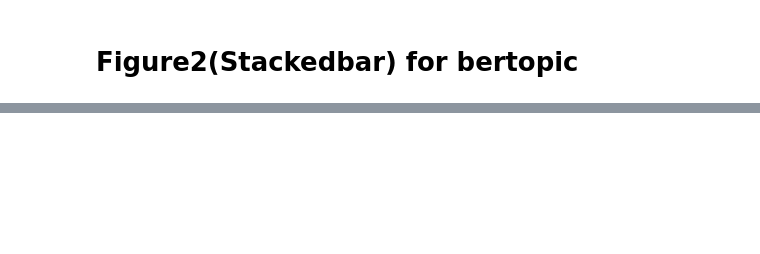
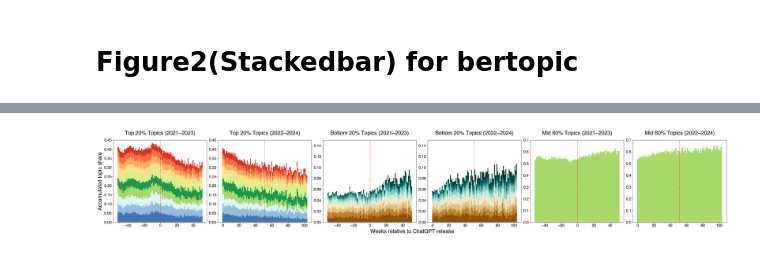
Before and after one commit to myokyunghan/stackoverflow_src_2425, a Jupyter notebook: data_availability/bert_based/C_Result_Fig2_1.ipynb, the cells around one changed output, grey strips where cells are left out. Drawn from its saved outputs; the diff is of its cells as text; code cells hidden in the pictures; blank space fills up the shorter version.

```diff
--- a/data_availability/bert_based/C_Result_Fig2_1.ipynb
+++ b/data_availability/bert_based/C_Result_Fig2_1.ipynb
@@ -372,0 +355,5 @@ plt.show();
+# %%
+df_tot = tot_df.groupby('rel_week').count()['id'].reset_index(name = 'tot_cnt')
+df_topic = tot_df.groupby(['rel_week', 'Topic']).count()['id'].reset_index(name = 'cnt')
+df_topic_r = pd.merge(df_topic, df_tot, on = 'rel_week')
+df_topic_r['proportion'] = df_topic_r['cnt']/df_topic_r['tot_cnt']
@@ -372,0 +376,3 @@ plt.show();
+# %%
+df_entropy = df_topic_r.groupby(['rel_week'])['proportion'].apply(lambda x : calculate_entropy(x)).to_frame(name='entropy').reset_index()
+df_gini = df_topic_r.groupby(['rel_week'])['proportion'].apply(lambda x : calculate_gini(x)).to_frame(name = 'gini').reset_index()
@@ -372,0 +487,65 @@ plt.show();
+# %%
+
+### create a figure with multiple subplots
+sharey = True ## 또는 sharey=False
+sharex = True ## 또는 sharex=False
+# g_num  = len(proportion_dict.items())
+
+fig, axs = plt.subplots(1, 6, figsize = (36, 6), constrained_layout=True)
+colors = plt.get_cmap('tab20').colors
+
+
+for x, (title, proportion) in enumerate(tot_dict.items()):
+
+    for snap_idx in range(0,2):
+        snap_list = [-52, 0, 52, 104]
+        v_idx = (x*2)+snap_idx
+        v_p = proportion[proportion['rel_week'].isin(list(np.arange(snap_list[snap_idx], snap_list[snap_idx+2])))]
+
+        rel_week = sorted(v_p['rel_week'].unique())
+        topic_list = list(v_p['Topic'].unique())
+        order_list = list_10[title]
+        colors = color_list[x]
+
+        # 전체 주차 길이에 맞춰 bottom 초기화
+        bottom = np.zeros(len(rel_week))
+
+        for idx, topic in enumerate(order_list):
+            # topic별 데이터
+            t_p = v_p[v_p['Topic'] == topic]
+            # topic별 주차별 비율을 rel_week 길이에 맞춰 채우기
+            count_full = np.zeros(len(rel_week))
+            for i, rw in enumerate(t_p['rel_week']):
+                if rw in rel_week:
+                    rw_idx = rel_week.index(rw)
+                    count_full[rw_idx] = t_p.loc[t_p['rel_week'] == rw, 'pct'].values[0]
+
+            # bar plot
+            axs[v_idx].bar(rel_week, count_full, bottom=bottom, label=topic, color=colors[idx], width=1.0, align='center')
+            bottom += count_full  # 누적
+
+        # 보조선 및 제목/레이블 등
+        mid_point = int((min(rel_week) + max(rel_week))/2)
+        axs[v_idx].axvline(x=mid_point, color='tab:red', linestyle='-.', linewidth=1)
+        # axs[x].set_title(f'{title}', fontsize=25)
+
+        text_list = ['(2021~2023)', '(2022~2024)']
+        axs[v_idx].text(0.5, 1.05, f"{title} {text_list[snap_idx]}",
+                ha='center', va='bottom', fontsize=22, fontweight='bold', transform=axs[v_idx].transAxes)
+
+        axs[x+snap_idx].text(0.5, 1.00, "",
+            ha='center', va='bottom', fontsize=15, transform=axs[v_idx].transAxes)
+
+        axs[v_idx].tick_params(axis='x', labelsize=16)
+        axs[v_idx].tick_params(axis='y', labelsize=16)
+        ylim_list = [[0, 0.45], [0, 0.15], [0, 0.7]]
+        axs[v_idx].set_ylim(ylim_list[x])
+
+
+axs[0].set_ylabel("Accumulated topic share", fontsize = 22)
+
+fig.supxlabel("Weeks relative to ChatGPT release", fontsize=22)
+plt.savefig(f"{output_dir}C_Result_Fig2_1.png", dpi=300, bbox_inches='tight')
+plt.show();
+# %% [output]
+[figure, added]
```
Also changed, not shown: parts of 71 cells of this notebook, 2 other files.
